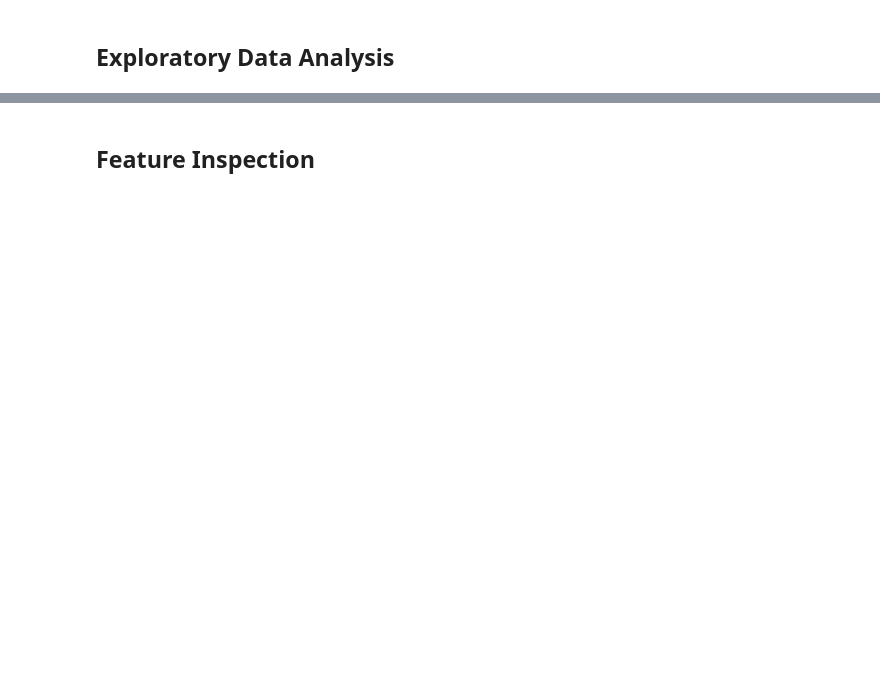
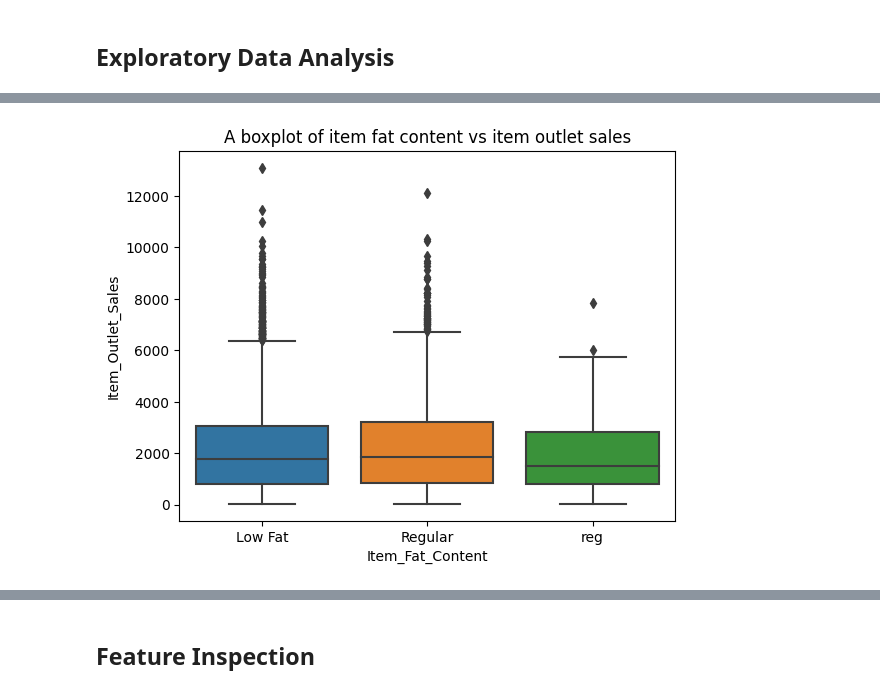
Before and after one commit to ainejerry/sales-prediction, a Jupyter notebook: sales_prediction.ipynb, the cells around one changed output, grey strips where cells are left out. Drawn from its saved outputs; the diff is of its cells as text; code cells hidden in the pictures; blank space fills up the shorter version.

```diff
--- a/sales_prediction.ipynb
+++ b/sales_prediction.ipynb
@@ -201,0 +239,7 @@ mean        2181.288914
+# %%
+#Boxplots to view statistical summaries of numerical features in the dataset.
+#a boxplot of
+ax = sns.boxplot(data=df, x='Item_Fat_Content',y='Item_Outlet_Sales')
+ax.set_title('A boxplot of item fat content vs item outlet sales');
+# %% [output]
+[figure, added]
```
Also changed, not shown: parts of 10 cells of this notebook.
